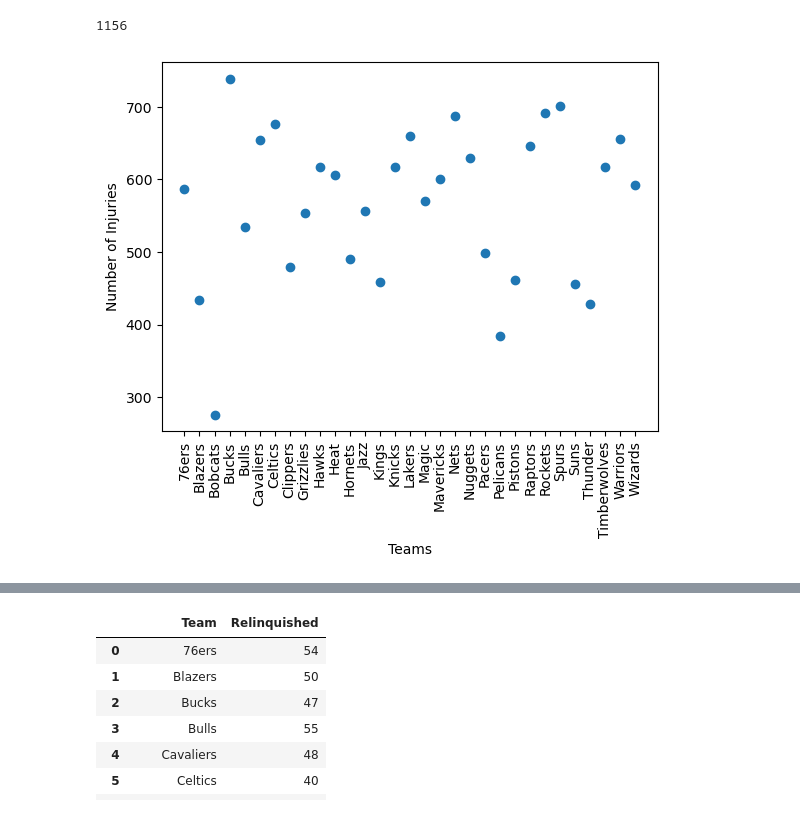
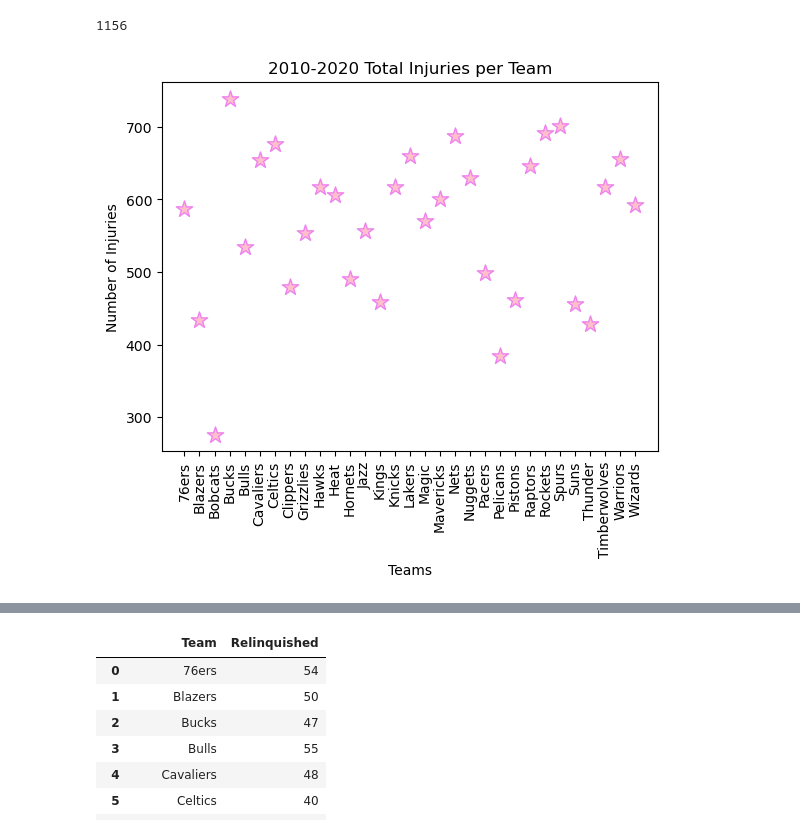
Before and after one commit to paulhji/team_gaap_project1, a Jupyter notebook: NBA Injuries.ipynb, the cells around one changed output, grey strips where cells are left out. Cells and saved outputs as stored; diff of their text form; code cells hidden in the pictures.

```diff
--- a/NBA Injuries.ipynb
+++ b/NBA Injuries.ipynb
@@ -95,10 +96,11 @@ players
 clean_injuries_grouped = cleaned_injuries_df.groupby('Team')['Relinquished'].count().reset_index()
 # %%
 #2010-2020 Total Injuries
-plt.scatter(clean_injuries_grouped['Team'], clean_injuries_grouped['Relinquished'])
+plt.scatter(clean_injuries_grouped['Team'], clean_injuries_grouped['Relinquished'],marker="*",color='violet',facecolor="pink",s=150)
+plt.title("2010-2020 Total Injuries per Team")
 plt.xlabel("Teams")
 plt.ylabel("Number of Injuries")
 plt.xticks(rotation=90)
 plt.show()
 # %% [output]
-[figure, old version]
+[figure, new version]
```
Also changed, not shown: parts of 13 cells of this notebook.
